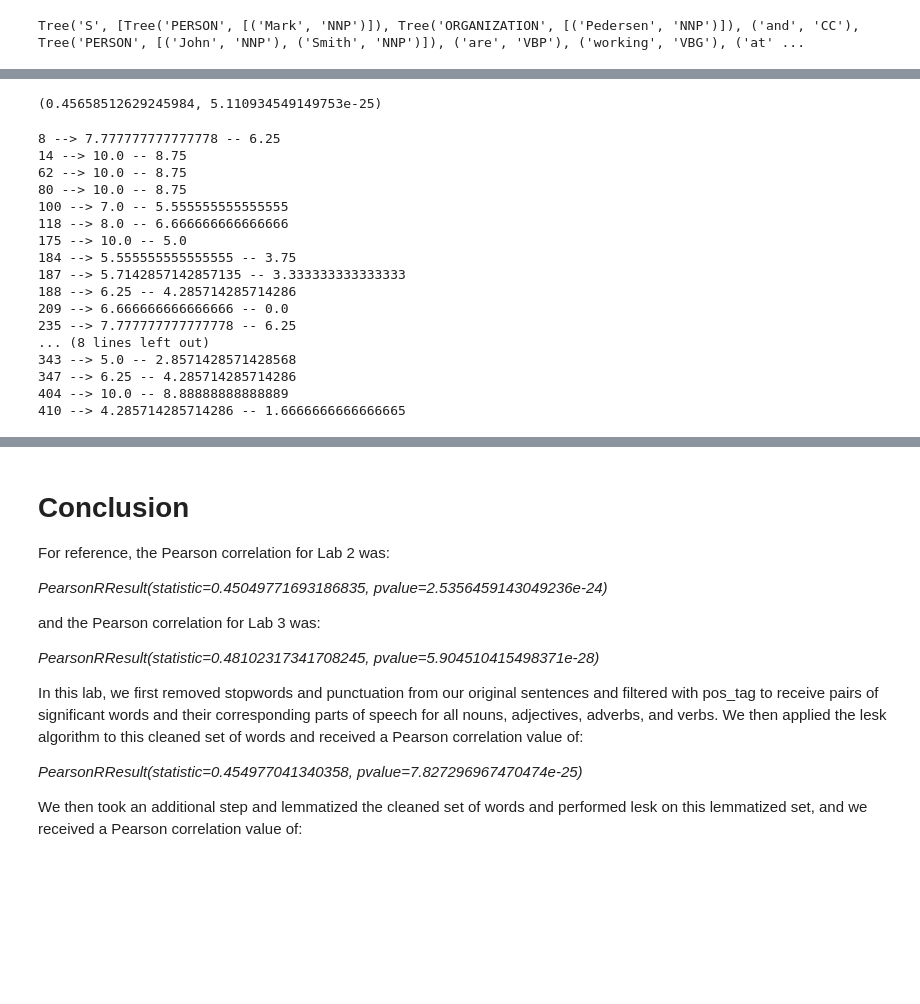
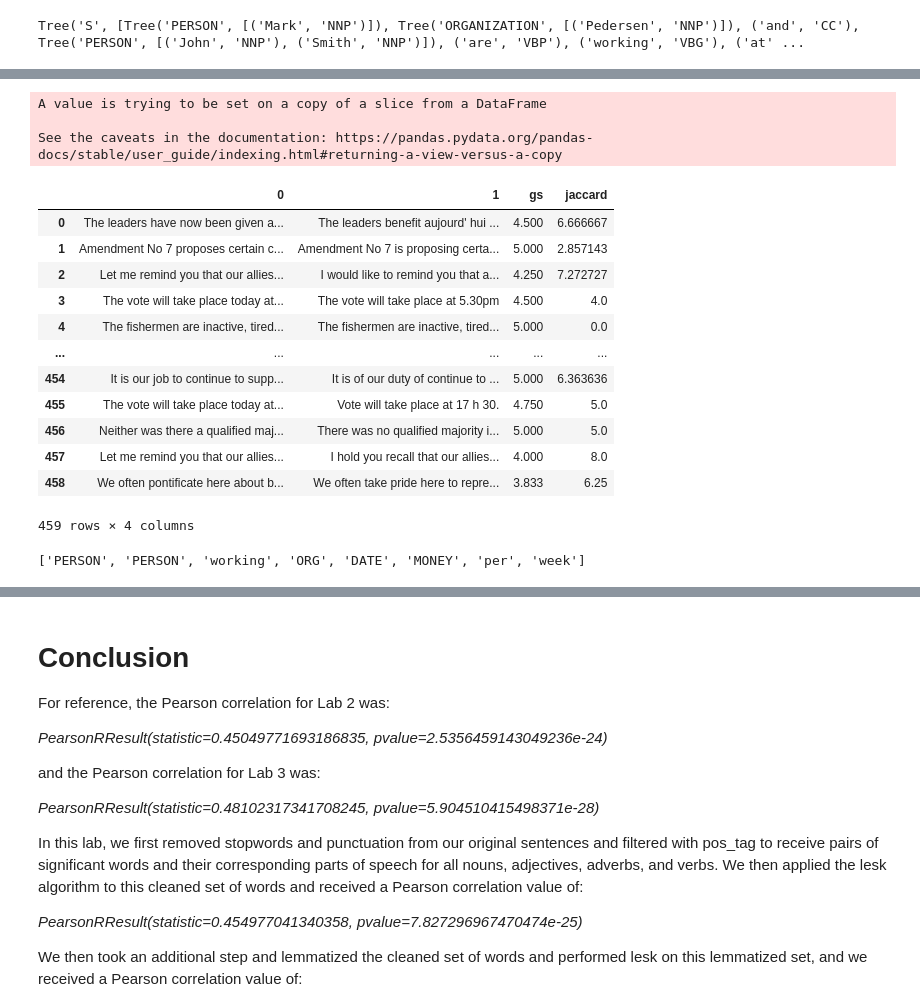
Before and after one commit to mario-rot/Introduction-to-Human-Language-Technology, a Jupyter notebook: Session7_LaurenTucker_MarioRosas.ipynb, the cells around one changed output, grey strips where cells are left out. Cells and saved outputs as stored; diff of their text form; code cells hidden in the pictures; blank space fills up the shorter version.

```diff
--- a/Session7_LaurenTucker_MarioRosas.ipynb
+++ b/Session7_LaurenTucker_MarioRosas.ipynb
@@ -274,28 +302,48 @@ pearsonr(dt['gs'], 1-dt['jaccard']) # Calculating the pearson correlation betwee
-# %%
-pearsonr(dt['gs'], 1-dt['jaccard_lemmas']) # Calculating the pearson correlation between GS results and 1-Jaccard calculated data with lesk algorithm + lemmatizer applied
-# %% [output]
-(0.45658512629245984, 5.110934549149753e-25)
-# %%
-count = 0
-for index, (j,jl) in enumerate(zip(dt['jaccard'],dt['jaccard_lemmas'])):
-    if j != jl:
-        count += 1
-        print(index,'-->', j,'--',jl)
-# %% [output]
-8 --> 7.777777777777778 -- 6.25
-14 --> 10.0 -- 8.75
-62 --> 10.0 -- 8.75
-80 --> 10.0 -- 8.75
-100 --> 7.0 -- 5.555555555555555
-118 --> 8.0 -- 6.666666666666666
-175 --> 10.0 -- 5.0
-184 --> 5.555555555555555 -- 3.75
-187 --> 5.7142857142857135 -- 3.333333333333333
-188 --> 6.25 -- 4.285714285714286
-209 --> 6.666666666666666 -- 0.0
-235 --> 7.777777777777778 -- 6.25
-... (8 lines left out)
-343 --> 5.0 -- 2.8571428571428568
-347 --> 6.25 -- 4.285714285714286
-404 --> 10.0 -- 8.88888888888889
-410 --> 4.285714285714286 -- 1.6666666666666665
+# %%
+import spacy
+nlp = spacy.load("en_core_web_sm")
+
+# sentence = "Mark Pedersen is working at Google since 1994."
+# doc = nlp(sentence)
+
+
+
+# def do_spacy(sentence):
+#   doc = nlp(sentence)
+#   labels = [ent.label_ if ent.ent_type_ != '' else ent.text for ent in doc.ents]
+#   if labels:
+#     return labels
+#   else:
+#     return None
+
+def compute_metric(metric, elements): # Fenction to calculate Jaccard Distance
+    if metric == 'jaccard':
+      res = jaccard_distance(set(clean(do_spacy(elements[0]), stopwords, minwords_len, signs)),
+                              set(clean(do_spacy(elements[1]), stopwords, minwords_len, signs)))
+      return res
+
+# for i in range(len(dt)): # Iterating to get Jaccard distances over each column of the dataframe
+#   print(np.float64(compute_metric('jaccard',[dt.iloc[i][0],dt.iloc[i][1]]))*10)
+
+for i in range(len(dt)): # Iterating to get Jaccard distances over each column of the dataframe
+    dt['jaccard'][i] = np.float64(compute_metric('jaccard',[dt.iloc[i][0],dt.iloc[i][1]]))*10
+# %% [output]
+A value is trying to be set on a copy of a slice from a DataFrame
+
+See the caveats in the documentation: https://pandas.pydata.org/pandas-docs/stable/user_guide/indexing.html#returning-a-view-versus-a-copy
+# %%
+dt
+# %% [output]
+|  | 0 | 1 | gs | jaccard |
+| 0 | The leaders have now been given a... | The leaders benefit aujourd' hui ... | 4.500 | 6.666667 |
+| 1 | Amendment No 7 proposes certain c... | Amendment No 7 is proposing certa... | 5.000 | 2.857143 |
+| 2 | Let me remind you that our allies... | I would like to remind you that a... | 4.250 | 7.272727 |
+| 3 | The vote will take place today at... | The vote will take place at 5.30pm | 4.500 | 4.0 |
+| 4 | The fishermen are inactive, tired... | The fishermen are inactive, tired... | 5.000 | 0.0 |
+| ... | ... | ... | ... | ... |
+| 454 | It is our job to continue to supp... | It is of our duty of continue to ... | 5.000 | 6.363636 |
+| 455 | The vote will take place today at... | Vote will take place at 17 h 30. | 4.750 | 5.0 |
+| 456 | Neither was there a qualified maj... | There was no qualified majority i... | 5.000 | 5.0 |
+| 457 | Let me remind you that our allies... | I hold you recall that our allies... | 4.000 | 8.0 |
+| 458 | We often pontificate here about b... | We often take pride here to repre... | 3.833 | 6.25 |
+459 rows × 4 columns
@@ -301,0 +365,4 @@ for index, (j,jl) in enumerate(zip(dt['jaccard'],dt['jaccard_lemmas'])):
+# %%
+clean(do_spacy("Mark Pedersen and John Smith are working at Google since 1994 for $1000 per week."), stopwords, minwords_len, signs)
+# %% [output]
+['PERSON', 'PERSON', 'working', 'ORG', 'DATE', 'MONEY', 'per', 'week']
```
Also changed, not shown: parts of 20 cells of this notebook.
